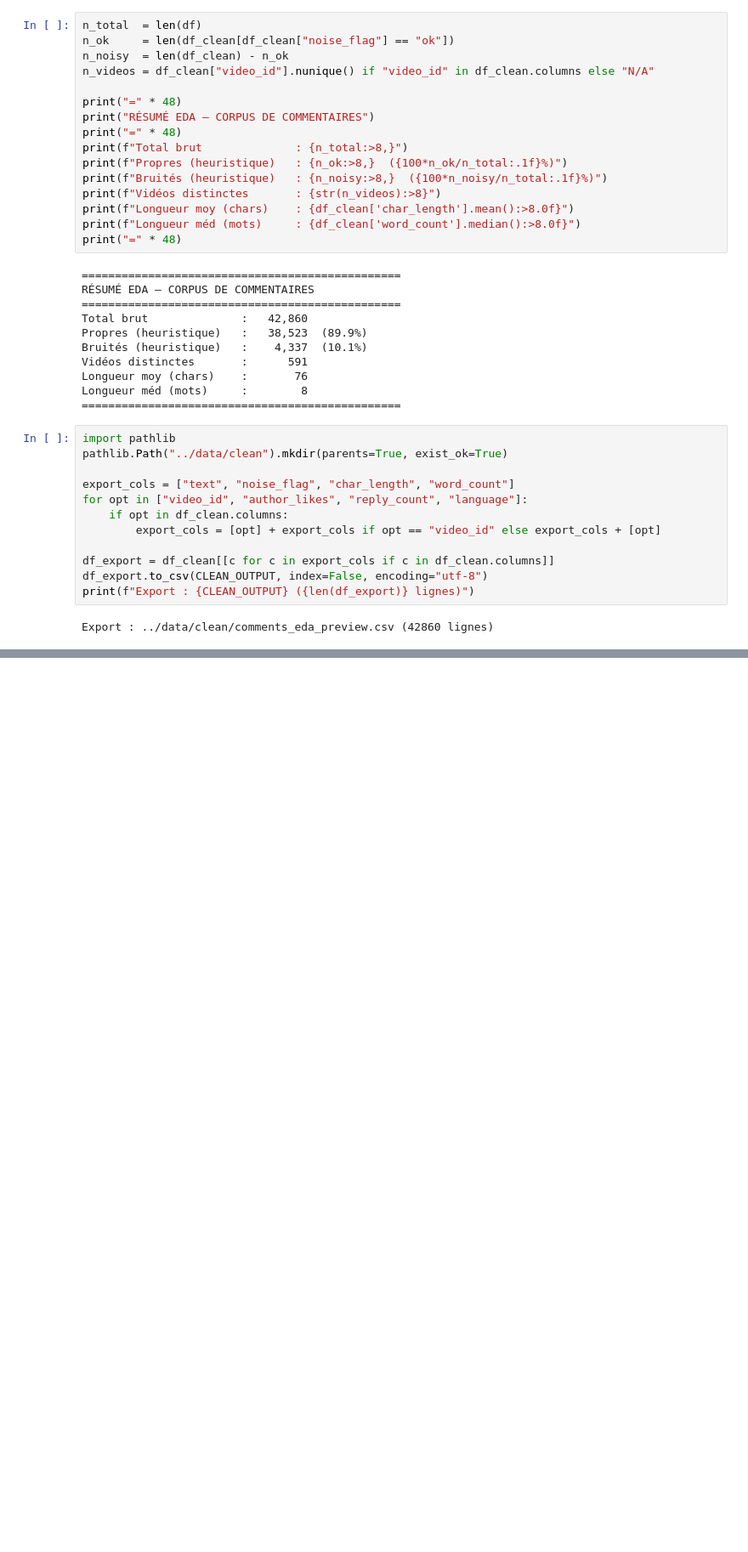
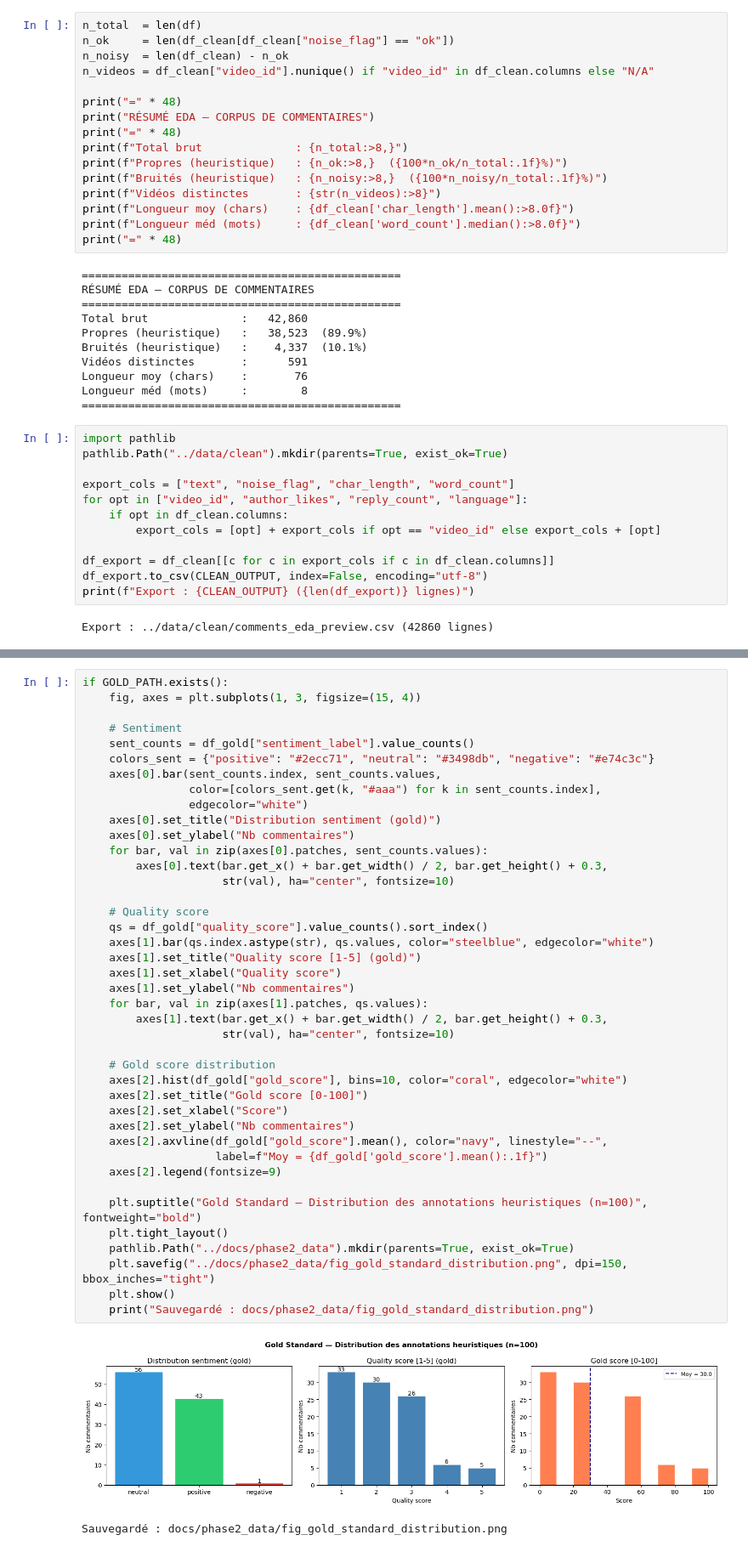
Before and after one commit to FerdinandMY/Analyse_Agentique_des_Videos_Youtube, a Jupyter notebook: notebooks/phase2_eda.ipynb, the cells around one changed output, grey strips where cells are left out. Shown at 85% size. Cells and saved outputs as stored; diff of their text form; blank space fills up the shorter version.

```diff
--- a/notebooks/phase2_eda.ipynb
+++ b/notebooks/phase2_eda.ipynb
@@ -452,0 +504,44 @@ Le script `scripts/annotate_gold_standard.py` automatise les étapes suivantes :
+# %%
+if GOLD_PATH.exists():
+    fig, axes = plt.subplots(1, 3, figsize=(15, 4))
+
+    # Sentiment
+    sent_counts = df_gold["sentiment_label"].value_counts()
+    colors_sent = {"positive": "#2ecc71", "neutral": "#3498db", "negative": "#e74c3c"}
+    axes[0].bar(sent_counts.index, sent_counts.values,
+                color=[colors_sent.get(k, "#aaa") for k in sent_counts.index],
+                edgecolor="white")
+    axes[0].set_title("Distribution sentiment (gold)")
+    axes[0].set_ylabel("Nb commentaires")
+    for bar, val in zip(axes[0].patches, sent_counts.values):
+        axes[0].text(bar.get_x() + bar.get_width() / 2, bar.get_height() + 0.3,
+                     str(val), ha="center", fontsize=10)
+
+    # Quality score
+    qs = df_gold["quality_score"].value_counts().sort_index()
+    axes[1].bar(qs.index.astype(str), qs.values, color="steelblue", edgecolor="white")
+    axes[1].set_title("Quality score [1-5] (gold)")
+    axes[1].set_xlabel("Quality score")
+    axes[1].set_ylabel("Nb commentaires")
+    for bar, val in zip(axes[1].patches, qs.values):
+        axes[1].text(bar.get_x() + bar.get_width() / 2, bar.get_height() + 0.3,
+                     str(val), ha="center", fontsize=10)
+
+    # Gold score distribution
+    axes[2].hist(df_gold["gold_score"], bins=10, color="coral", edgecolor="white")
+    axes[2].set_title("Gold score [0-100]")
+    axes[2].set_xlabel("Score")
+    axes[2].set_ylabel("Nb commentaires")
+    axes[2].axvline(df_gold["gold_score"].mean(), color="navy", linestyle="--",
+                    label=f"Moy = {df_gold['gold_score'].mean():.1f}")
+    axes[2].legend(fontsize=9)
+
+    plt.suptitle("Gold Standard — Distribution des annotations heuristiques (n=100)", fontweight="bold")
+    plt.tight_layout()
+    pathlib.Path("../docs/phase2_data").mkdir(parents=True, exist_ok=True)
+    plt.savefig("../docs/phase2_data/fig_gold_standard_distribution.png", dpi=150, bbox_inches="tight")
+    plt.show()
+    print("Sauvegardé : docs/phase2_data/fig_gold_standard_distribution.png")
+# %% [output]
+[figure, added]
+Sauvegardé : docs/phase2_data/fig_gold_standard_distribution.png
```
Also changed, not shown: parts of 5 cells of this notebook, 42 other files.
